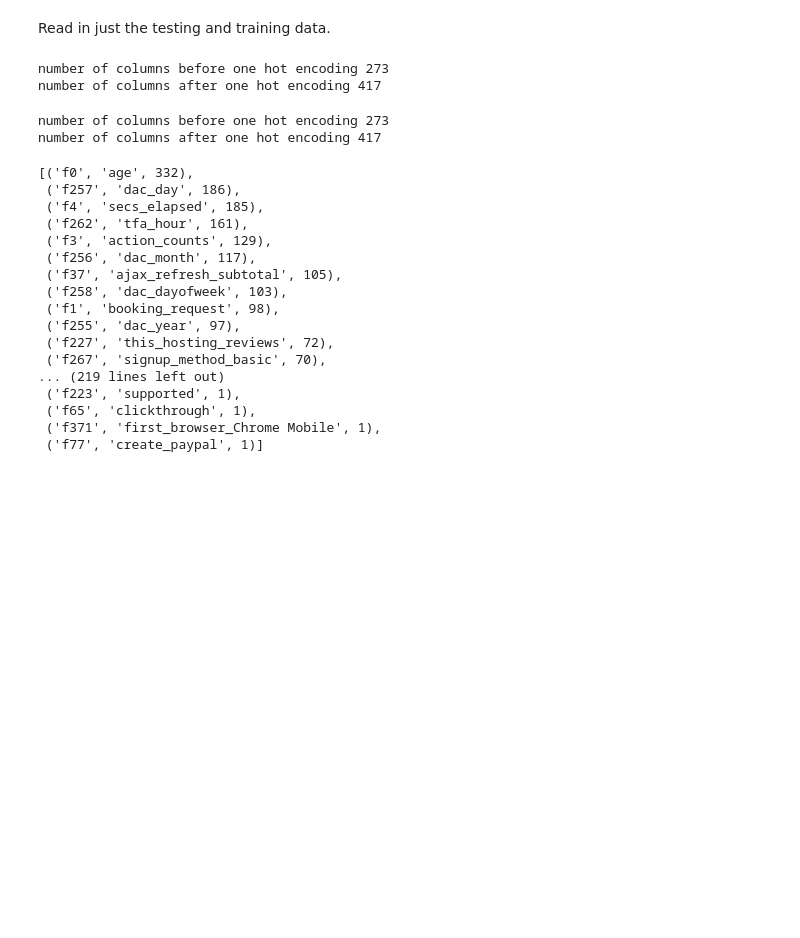
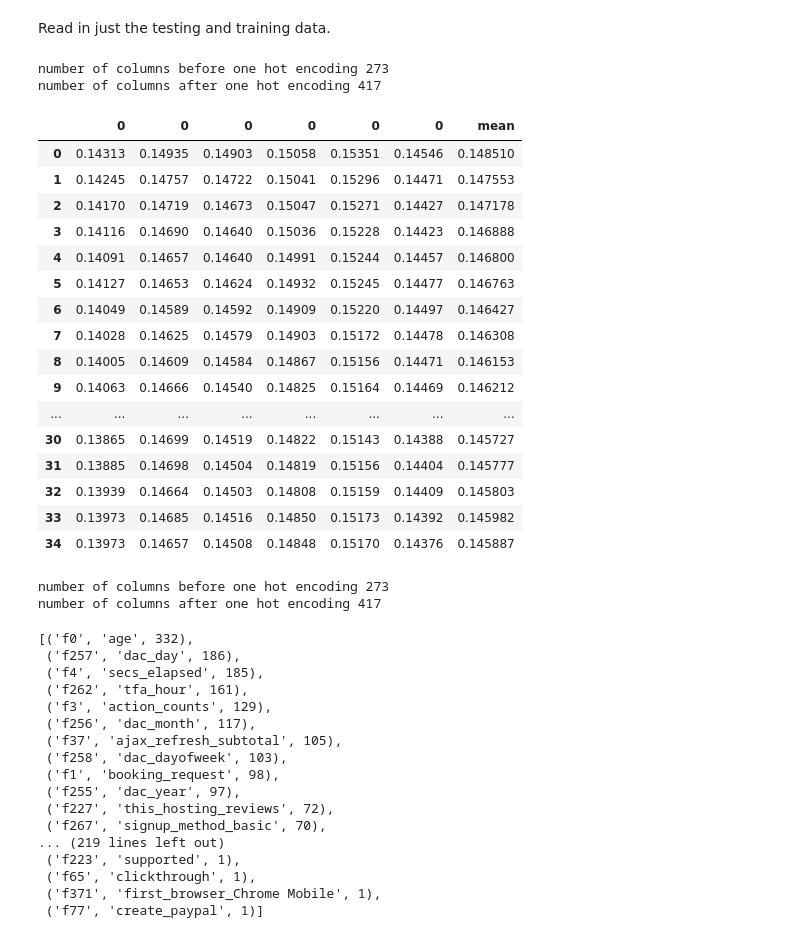
Before and after one commit to ily9000/Kaggle_AirBnB, a Jupyter notebook: scripts/xgb_model.ipynb, the cells around one changed output. Drawn from its saved outputs; the diff is of its cells as text; code cells hidden in the pictures; blank space fills up the shorter version.

```diff
--- a/scripts/xgb_model.ipynb
+++ b/scripts/xgb_model.ipynb
@@ -76,0 +75,20 @@ train_data[train_data.index.isin(sessions[sessions.action_detail == 'change_cont
+# %%
+pd.read_pickle('cv_results/sessions_e20_25n/validate_err.p')
+# %% [output]
+|  | 0 | 0 | 0 | 0 | 0 | 0 | mean |
+| 0 | 0.14313 | 0.14935 | 0.14903 | 0.15058 | 0.15351 | 0.14546 | 0.148510 |
+| 1 | 0.14245 | 0.14757 | 0.14722 | 0.15041 | 0.15296 | 0.14471 | 0.147553 |
+| 2 | 0.14170 | 0.14719 | 0.14673 | 0.15047 | 0.15271 | 0.14427 | 0.147178 |
+| 3 | 0.14116 | 0.14690 | 0.14640 | 0.15036 | 0.15228 | 0.14423 | 0.146888 |
+| 4 | 0.14091 | 0.14657 | 0.14640 | 0.14991 | 0.15244 | 0.14457 | 0.146800 |
+| 5 | 0.14127 | 0.14653 | 0.14624 | 0.14932 | 0.15245 | 0.14477 | 0.146763 |
+| 6 | 0.14049 | 0.14589 | 0.14592 | 0.14909 | 0.15220 | 0.14497 | 0.146427 |
+| 7 | 0.14028 | 0.14625 | 0.14579 | 0.14903 | 0.15172 | 0.14478 | 0.146308 |
+| 8 | 0.14005 | 0.14609 | 0.14584 | 0.14867 | 0.15156 | 0.14471 | 0.146153 |
+| 9 | 0.14063 | 0.14666 | 0.14540 | 0.14825 | 0.15164 | 0.14469 | 0.146212 |
+| ... | ... | ... | ... | ... | ... | ... | ... |
+| 30 | 0.13865 | 0.14699 | 0.14519 | 0.14822 | 0.15143 | 0.14388 | 0.145727 |
+| 31 | 0.13885 | 0.14698 | 0.14504 | 0.14819 | 0.15156 | 0.14404 | 0.145777 |
+| 32 | 0.13939 | 0.14664 | 0.14503 | 0.14808 | 0.15159 | 0.14409 | 0.145803 |
+| 33 | 0.13973 | 0.14685 | 0.14516 | 0.14850 | 0.15173 | 0.14392 | 0.145982 |
+| 34 | 0.13973 | 0.14657 | 0.14508 | 0.14848 | 0.15170 | 0.14376 | 0.145887 |
```
Also changed, not shown: parts of 2 cells of this notebook, 5 other files.
